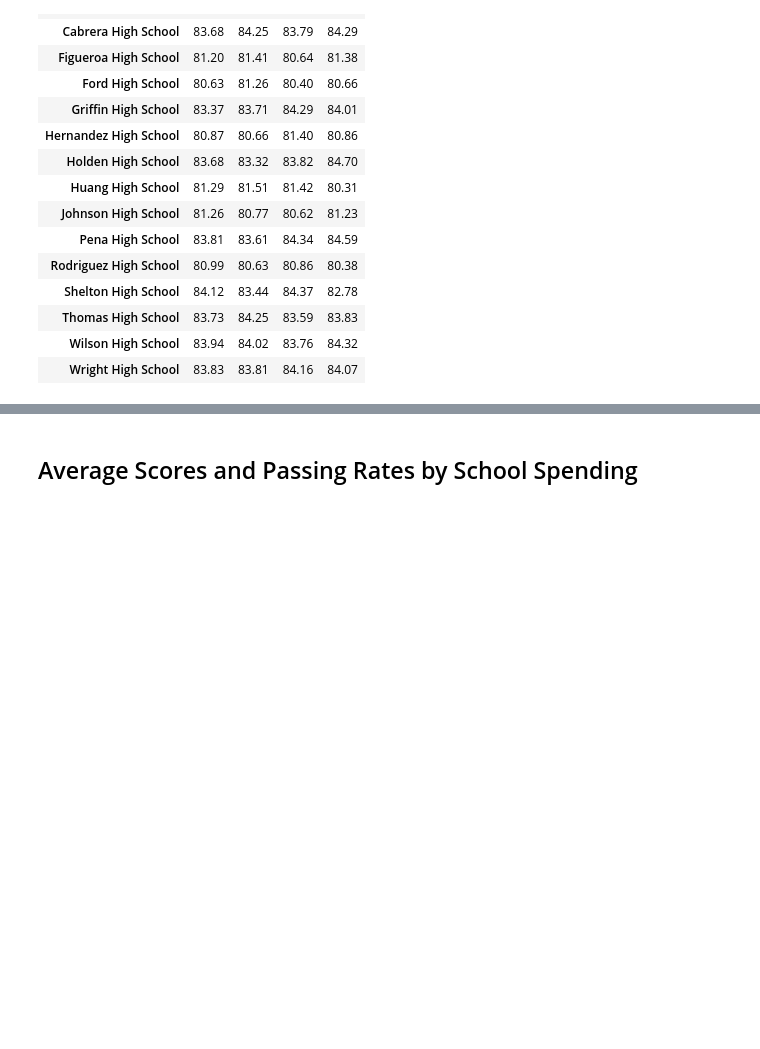
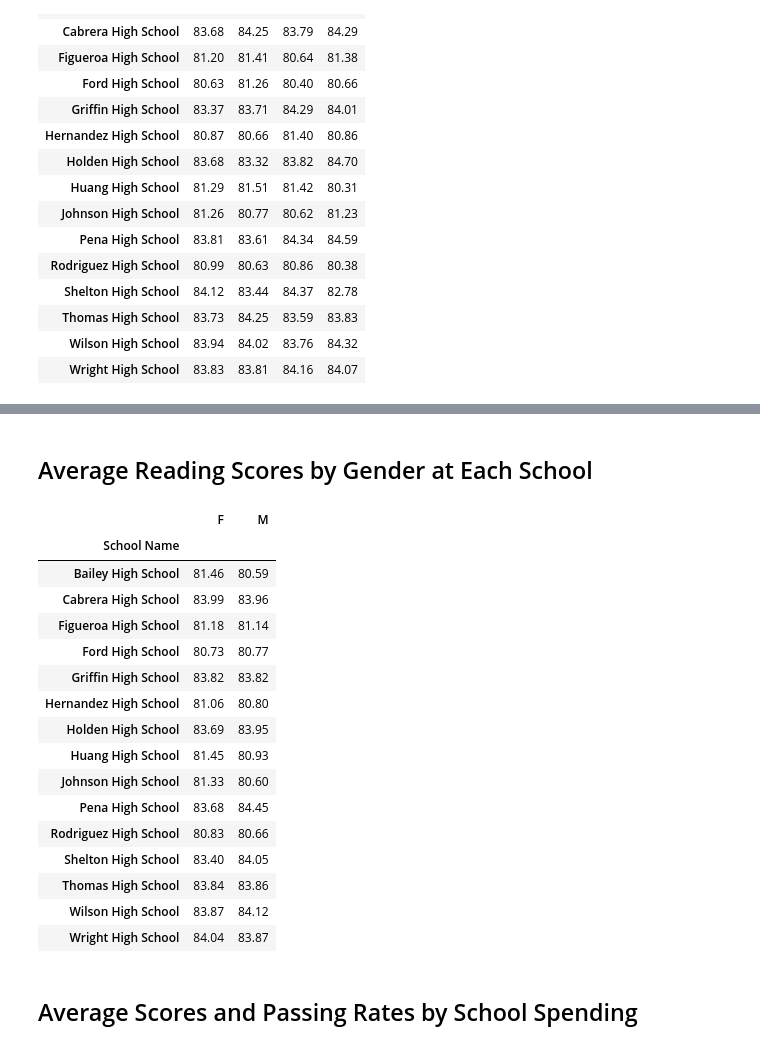
Before and after one commit to rickmora98/Python-Pandas-2, a Jupyter notebook: PyCitySchools/PyCitySchools.ipynb, the cells around one changed output, grey strips where cells are left out. Drawn from its saved outputs; the diff is of its cells as text; code cells hidden in the pictures; blank space fills up the shorter version.

```diff
--- a/PyCitySchools/PyCitySchools.ipynb
+++ b/PyCitySchools/PyCitySchools.ipynb
@@ -280,3 +320,41 @@ Reading_Scores_By_Grade_DF.set_index("School Name").sort_index()
+# %% [markdown]
+## Average Reading Scores by Gender at Each School
+# %%
+# Calculate the average reading scores for each gender:
+avg_reading_scores_f = combined_data[combined_data["gender"] == "F"].groupby("School ID").mean()["reading_score"]
+avg_reading_scores_m = combined_data[combined_data["gender"] == "M"].groupby("School ID").mean()["reading_score"]
+
+# Put into dataframe:
+Reading_Scores_By_Gender_DF = pd.DataFrame({
+    "School Name": school_data["school_name"],
+    "F": avg_reading_scores_f,
+    "M": avg_reading_scores_m
+})
+
+# Format dataframe values:
+Reading_Scores_By_Gender_DF["F"] = Reading_Scores_By_Gender_DF["F"].map("{:.2f}".format)
+Reading_Scores_By_Gender_DF["M"] = Reading_Scores_By_Gender_DF["M"].map("{:.2f}".format)
+
+# Display dataframe:
+Reading_Scores_By_Gender_DF.set_index("School Name").sort_index()
+# %% [output]
+|  | F | M |
+| School Name |  |  |
+| Bailey High School | 81.46 | 80.59 |
+| Cabrera High School | 83.99 | 83.96 |
+| Figueroa High School | 81.18 | 81.14 |
+| Ford High School | 80.73 | 80.77 |
+| Griffin High School | 83.82 | 83.82 |
+| Hernandez High School | 81.06 | 80.80 |
+| Holden High School | 83.69 | 83.95 |
+| Huang High School | 81.45 | 80.93 |
+| Johnson High School | 81.33 | 80.60 |
+| Pena High School | 83.68 | 84.45 |
+| Rodriguez High School | 80.83 | 80.66 |
+| Shelton High School | 83.40 | 84.05 |
+| Thomas High School | 83.84 | 83.86 |
+| Wilson High School | 83.87 | 84.12 |
+| Wright High School | 84.04 | 83.87 |
 # %% [markdown]
 ## Average Scores and Passing Rates by School Spending
 # %%
```
Also changed, not shown: parts of 5 cells of this notebook.
